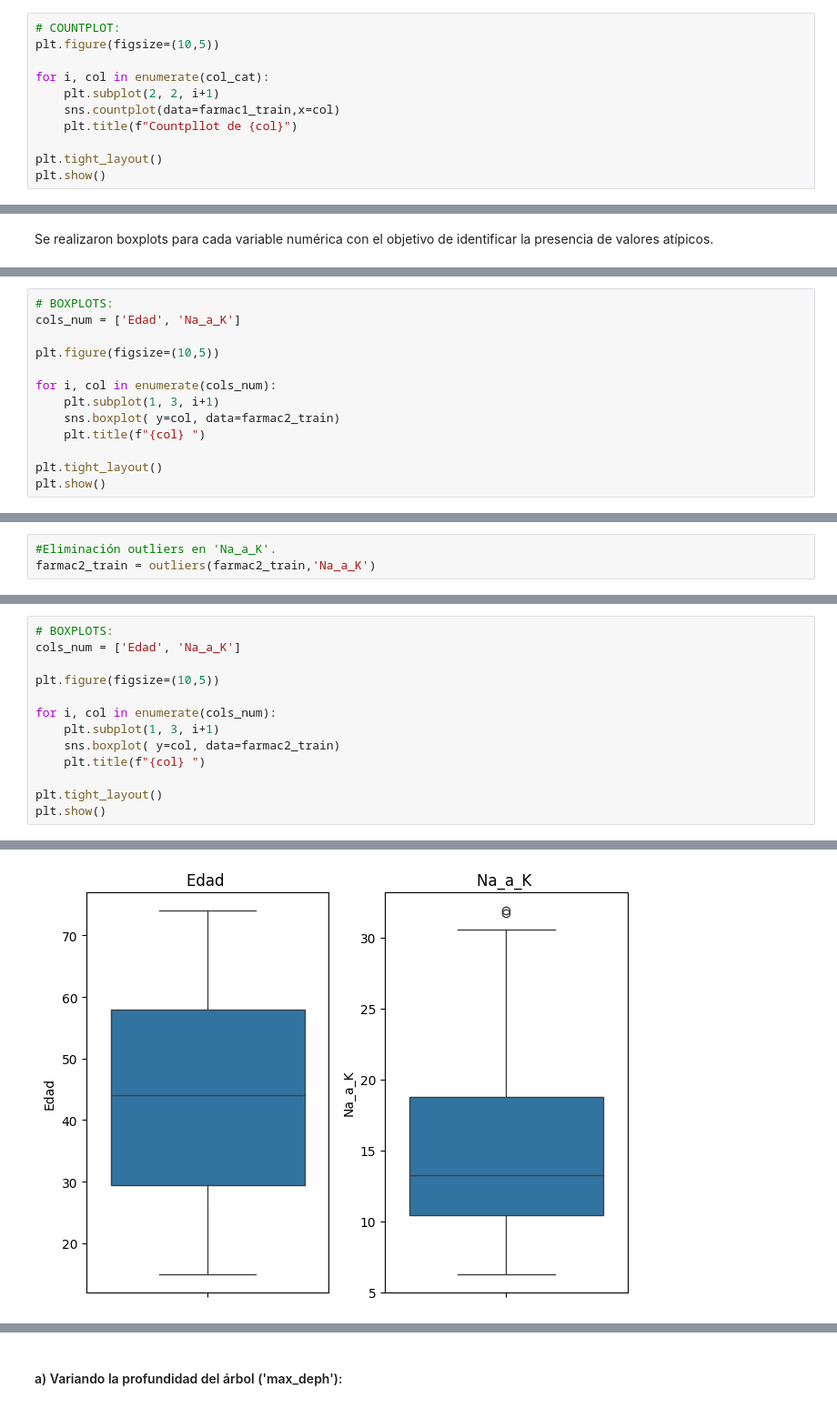
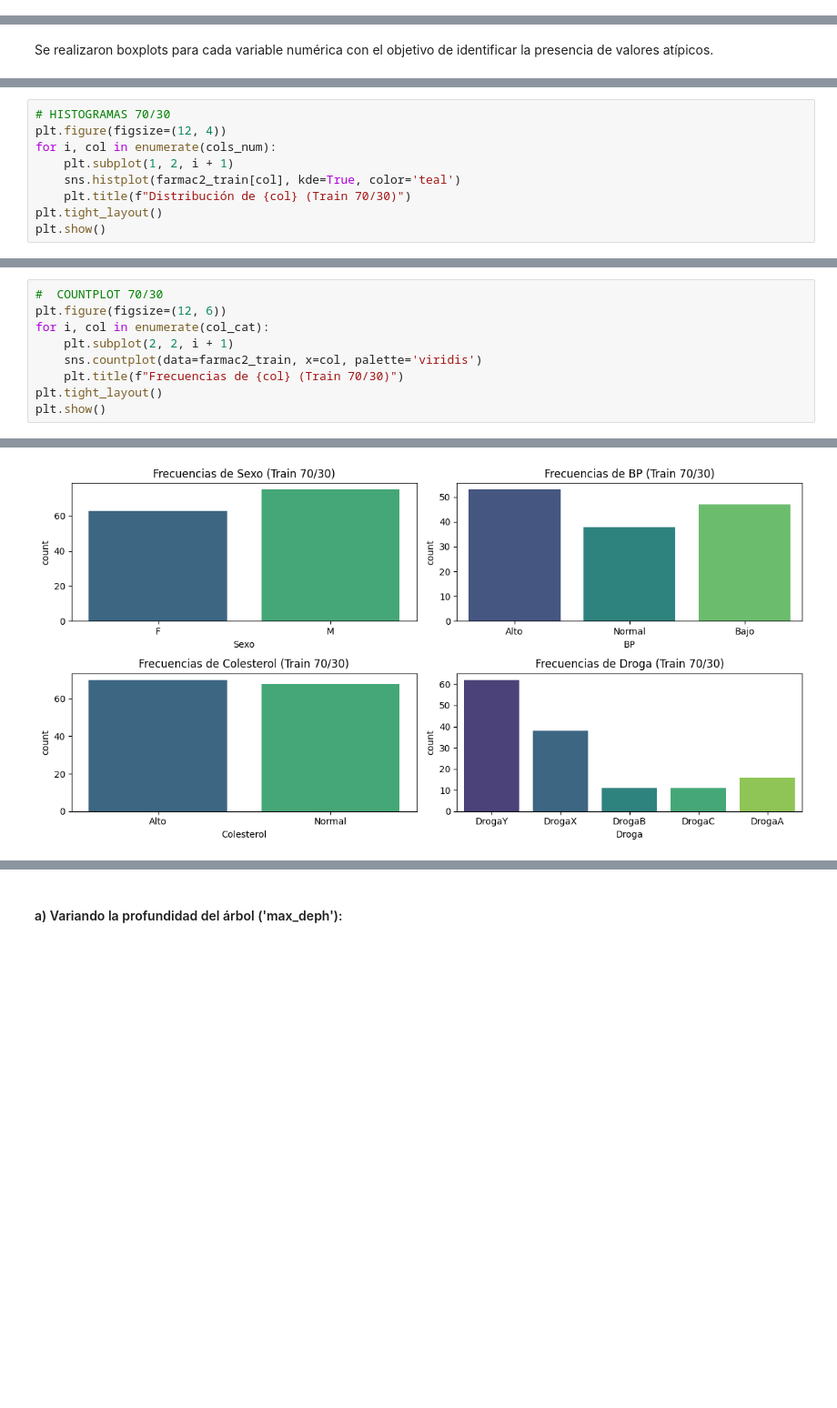
Before and after one commit to CaroRuiz92/TPs_Mineria_Datos, a Jupyter notebook: TP2/Trabajo_Practico_Nro_2_Bartomioli_Ruiz.ipynb, the cells around one changed output, grey strips where cells are left out. Shown at 91% size. Saved outputs shown, nothing was run; the diff lists cells and outputs as text; blank space fills up the shorter version.

```diff
--- a/TP2/Trabajo_Practico_Nro_2_Bartomioli_Ruiz.ipynb
+++ b/TP2/Trabajo_Practico_Nro_2_Bartomioli_Ruiz.ipynb
@@ -808,11 +906,0 @@ plt.show()
-# %%
-# COUNTPLOT:
-plt.figure(figsize=(10,5))
-
-for i, col in enumerate(col_cat):
-    plt.subplot(2, 2, i+1)
-    sns.countplot(data=farmac1_train,x=col)
-    plt.title(f"Countpllot de {col}")
-
-plt.tight_layout()
-plt.show()
@@ -849,14 +960,10 @@ Se realizaron boxplots para cada variable numérica con el objetivo de identific
 # %%
-# BOXPLOTS:
-cols_num = ['Edad',	'Na_a_K']
-
-plt.figure(figsize=(10,5))
-
+# HISTOGRAMAS 70/30
+plt.figure(figsize=(12, 4))
 for i, col in enumerate(cols_num):
-    plt.subplot(1, 3, i+1)
-    sns.boxplot( y=col, data=farmac2_train)
-    plt.title(f"{col} ")
-
+    plt.subplot(1, 2, i + 1)
+    sns.histplot(farmac2_train[col], kde=True, color='teal')
+    plt.title(f"Distribución de {col} (Train 70/30)")
 plt.tight_layout()
 plt.show()
 # %% [output]
@@ -864,3 +970,0 @@ plt.show()
-# %%
-#Eliminación outliers en 'Na_a_K'.
-farmac2_train = outliers(farmac2_train,'Na_a_K')
@@ -869,14 +971,10 @@ Se eliminaron: 6 filas.
 # %%
-# BOXPLOTS:
-cols_num = ['Edad',	'Na_a_K']
-
-plt.figure(figsize=(10,5))
-
-for i, col in enumerate(cols_num):
-    plt.subplot(1, 3, i+1)
-    sns.boxplot( y=col, data=farmac2_train)
-    plt.title(f"{col} ")
-
+#  COUNTPLOT 70/30
+plt.figure(figsize=(12, 6))
+for i, col in enumerate(col_cat):
+    plt.subplot(2, 2, i + 1)
+    sns.countplot(data=farmac2_train, x=col, palette='viridis')
+    plt.title(f"Frecuencias de {col} (Train 70/30)")
 plt.tight_layout()
 plt.show()
 # %% [output]
@@ -883 +996 @@ plt.show()
-[figure, old version]
+[figure, new version]
```
Also changed, not shown: parts of 199 cells of this notebook.
